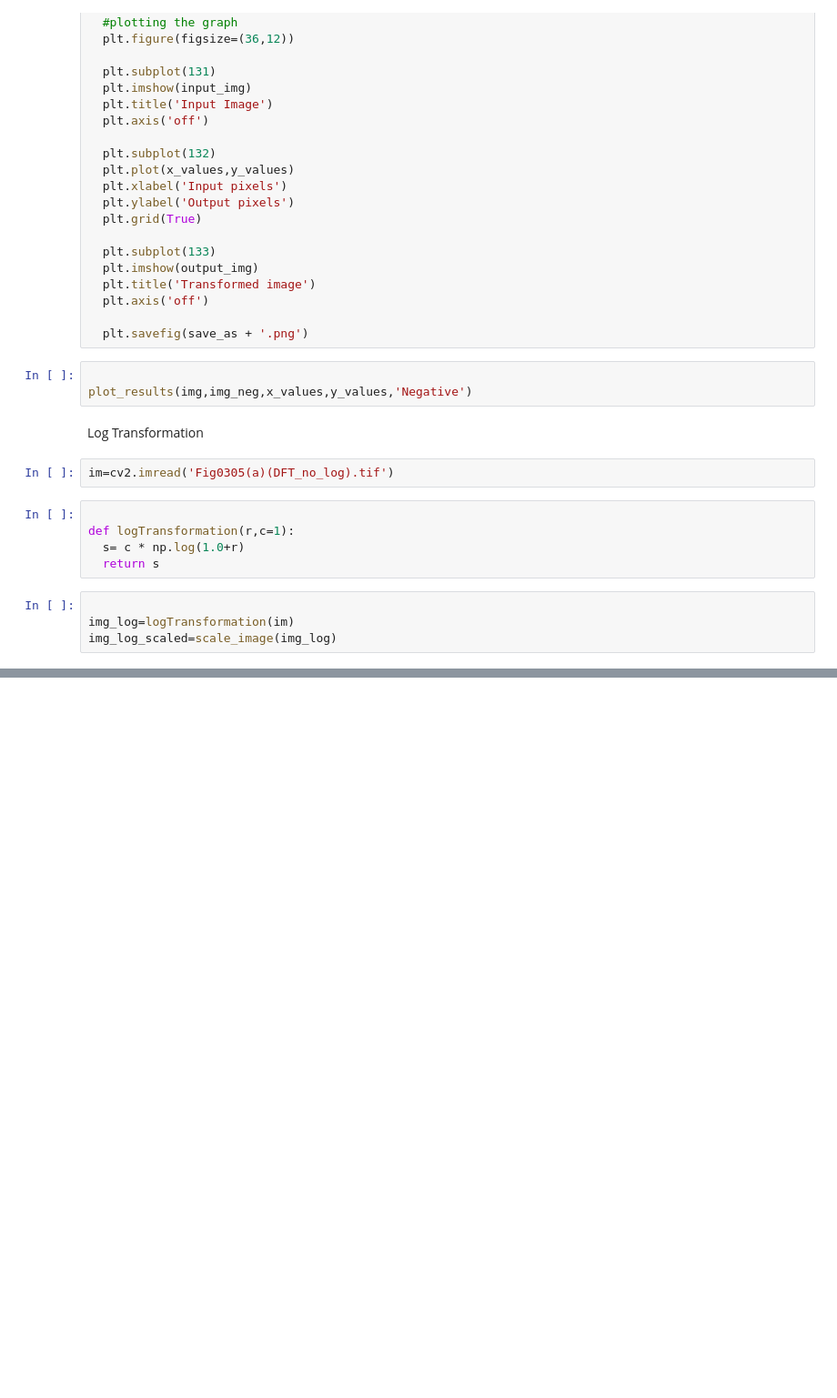
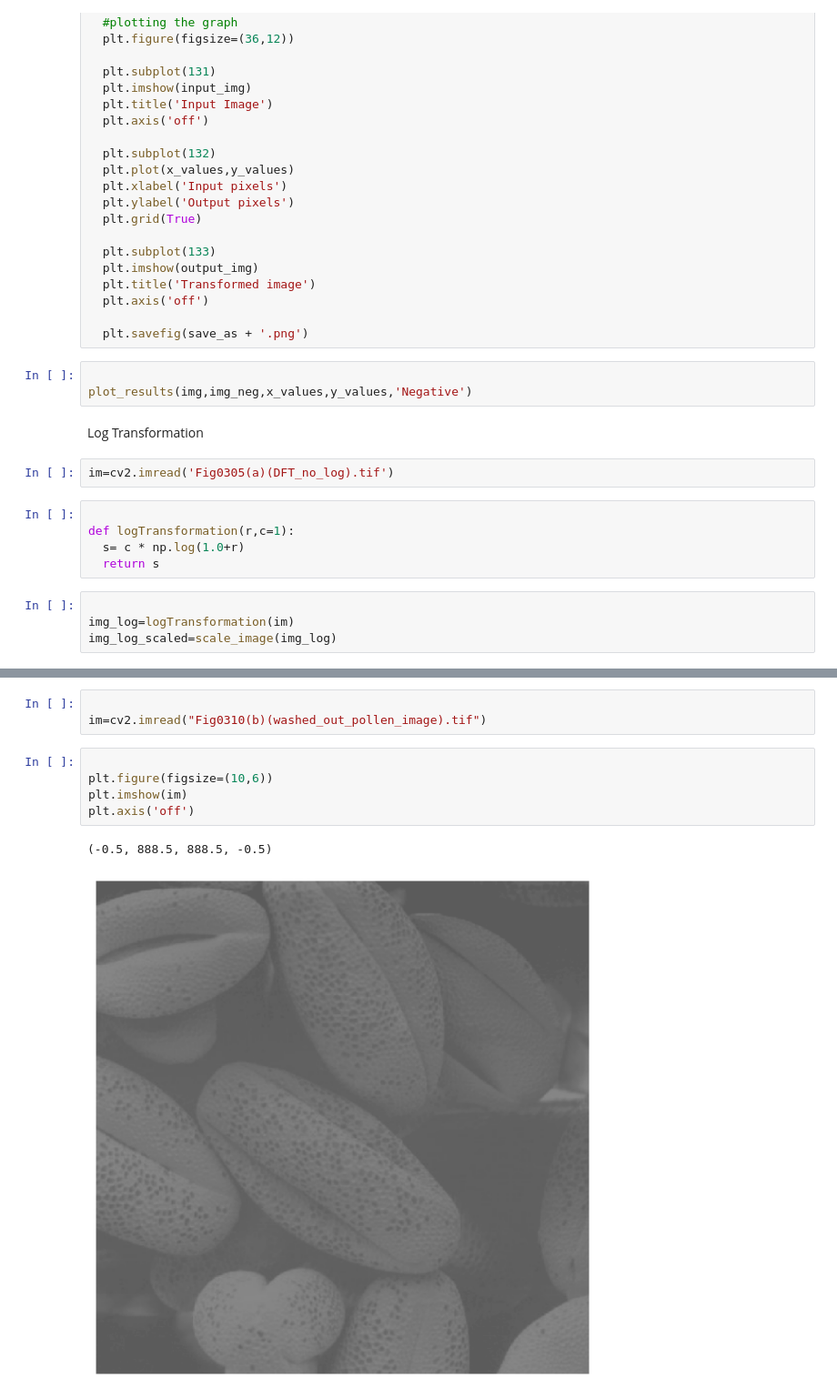
Before and after one commit to GeethmaMunasinghe/Digital_Image_Processing, a Jupyter notebook: Basic_Intensity_Transformation.ipynb, the cells around one changed output, grey strips where cells are left out. Shown at 91% size. Cells and saved outputs as stored; diff of their text form; blank space fills up the shorter version.

```diff
--- a/Basic_Intensity_Transformation.ipynb
+++ b/Basic_Intensity_Transformation.ipynb
@@ -83,0 +148,11 @@ plot_results(im,img_log_scaled,x_values,y_values,'log')
+# %%
+
+im=cv2.imread("Fig0310(b)(washed_out_pollen_image).tif")
+# %%
+
+plt.figure(figsize=(10,6))
+plt.imshow(im)
+plt.axis('off')
+# %% [output]
+(-0.5, 888.5, 888.5, -0.5)
+[figure, added]
```
Also changed, not shown: parts of 27 cells of this notebook.
